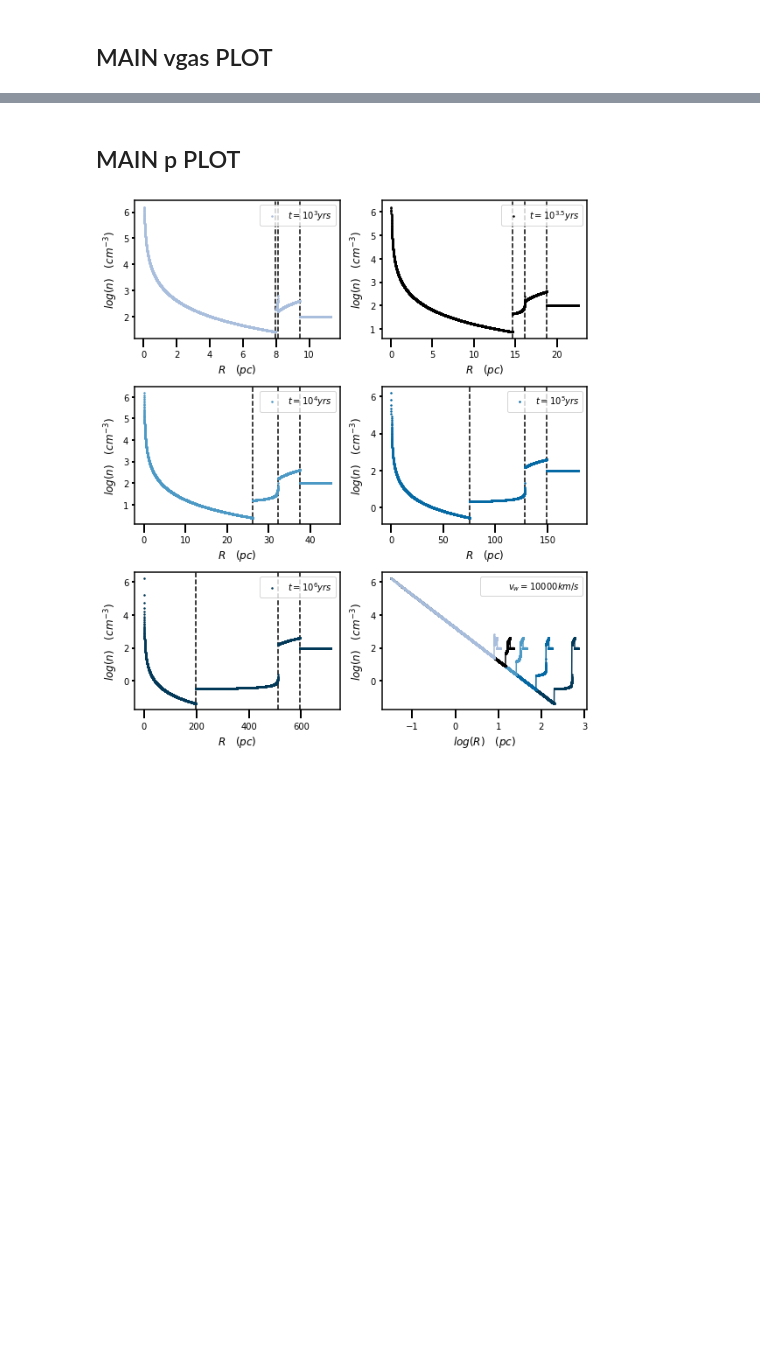
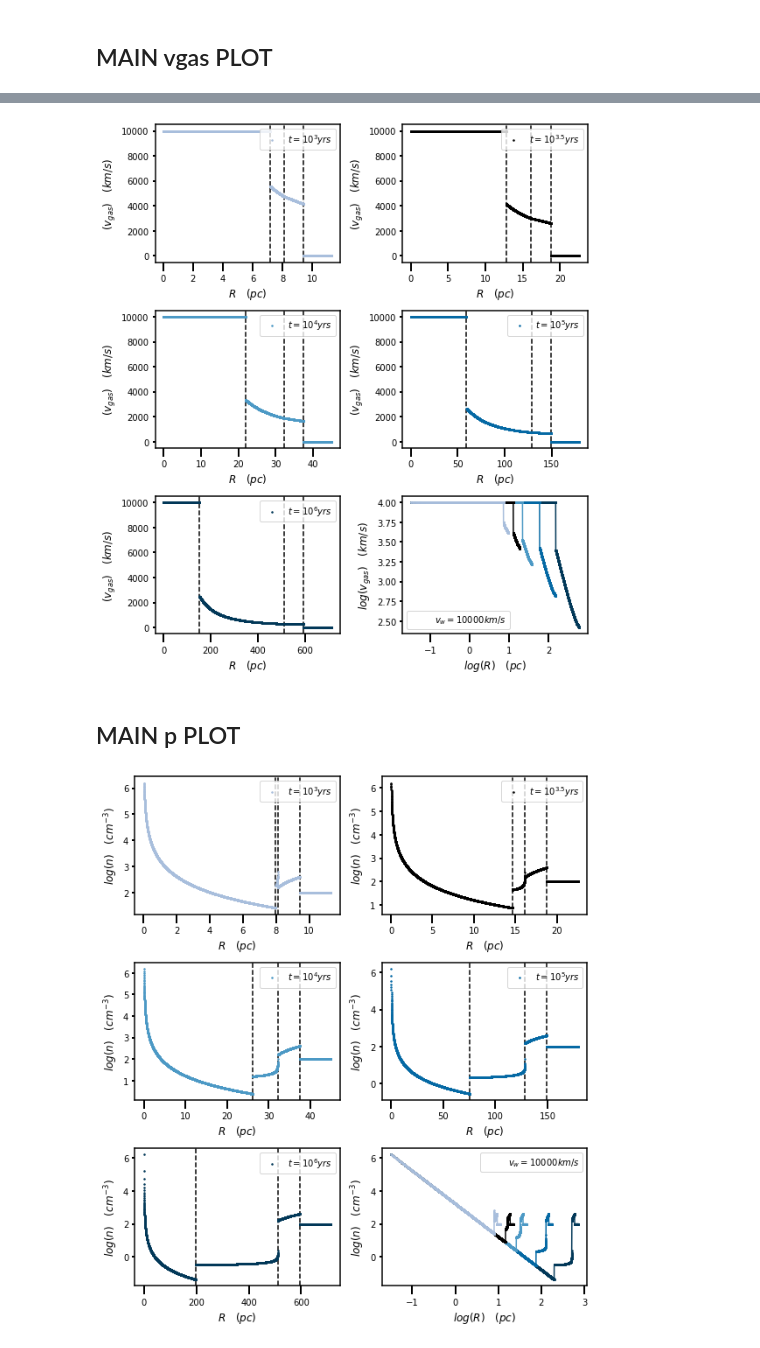
Before and after one commit to cjmulholl/Vary_InitalParam, a Jupyter notebook: ShockedISM_ParamTests-Koo1992.ipynb, the cells around one changed output, grey strips where cells are left out. Saved outputs shown, nothing was run; the diff lists cells and outputs as text; code cells hidden in the pictures; blank space fills up the shorter version.

```diff
--- a/ShockedISM_ParamTests.ipynb
+++ b/ShockedISM_ParamTests-Koo1992.ipynb
@@ -579,3 +607,75 @@ plt.show()
+# %%
+#---Plot log(vgas) vs R for different timesteps
+
+fig, axes = plt.subplots(nrows=3, ncols=2, figsize=(8, 9))
+#---t=10^3yr
+axes[0,0].axvline(x=R1_Koo_t1[0],color='black',linestyle="--")
+axes[0,0].axvline(x=Rc_t1[0],color='black',linestyle="--")
+axes[0,0].axvline(x=R2_t1[0],color='black',linestyle="--")
+axes[0,0].plot((r_t1[1]),(vg_t1[1]),c=cmap.to_rgba(8),linestyle="",marker='.',markersize=3,label=r'$t=10^{3} yrs$')
+#axes[0,0].set_ylim(2.4,4.4)
+#axes[0,0].set_xlim(0,15)
+axes[0,0].set_ylabel(r'$(v_{gas}) \quad (km/s)$', fontsize=12)
+axes[0,0].set_xlabel(r'$R \quad (pc)$', fontsize=12)
+axes[0,0].legend(loc='upper right')
+#---t=10^3.5yr
+axes[0,1].axvline(x=R1_Koo_t1[4],color='black',linestyle="--")
+axes[0,1].axvline(x=Rc_t1[4],color='black',linestyle="--")
+axes[0,1].axvline(x=R2_t1[4],color='black',linestyle="--")
+axes[0,1].plot((r_t1[5]),(vg_t1[5]),color='black',linestyle="",marker='.',markersize=3,label=r'$t=10^{3.5} yrs$')
+#axes[0,1].set_ylim(2.4,4.4)
+#axes[0,1].set_xlim(0,30)
+axes[0,1].set_ylabel(r'$(v_{gas}) \quad (km/s)$', fontsize=12)
+axes[0,1].set_xlabel(r'$R \quad (pc)$', fontsize=12)
+axes[0,1].legend(loc='upper right')
+#---t=10^4yr
+axes[1,0].axvline(x=R1_Koo_t1[1],color='black',linestyle="--")
+axes[1,0].axvline(x=Rc_t1[1],color='black',linestyle="--")
+axes[1,0].axvline(x=R2_t1[1],color='black',linestyle="--")
+axes[1,0].plot((r_t1[2]),(vg_t1[2]),c=cmap.to_rgba(12),linestyle="",marker='.',markersize=3,label=r'$t=10^{4} yrs$')
+#axes[1,0].set_ylim(2.4,4.4)
+#axes[1,0].set_xlim(0,60)
+axes[1,0].set_ylabel(r'$(v_{gas}) \quad (km/s)$', fontsize=12)
+axes[1,0].set_xlabel(r'$R \quad (pc)$', fontsize=12)
+axes[1,0].legend(loc='upper right')
+#---t=10^5yr
+axes[1,1].axvline(x=R1_Koo_t1[2],color='black',linestyle="--")
+axes[1,1].axvline(x=Rc_t1[2],color='black',linestyle="--")
+axes[1,1].axvline(x=R2_t1[2],color='black',linestyle="--")
+axes[1,1].plot((r_t1[3]),(vg_t1[3]),c=cmap.to_rgba(16),linestyle="",marker='.',markersize=3,label=r'$t=10^{5} yrs$')
+#axes[1,1].set_ylim(2.4,4.4)
+#axes[1,1].set_xlim(0,250)
+axes[1,1].set_ylabel(r'$(v_{gas}) \quad (km/s)$', fontsize=12)
+axes[1,1].set_xlabel(r'$R \quad (pc)$', fontsize=12)
+axes[1,1].legend(loc='upper right')
+#---t=10^6yr
+axes[2,0].axvline(x=R1_Koo_t1[3],color='black',linestyle="--")
+axes[2,0].axvline(x=Rc_t1[3],color='black',linestyle="--")
+axes[2,0].axvline(x=R2_t1[3],color='black',linestyle="--")
+axes[2,0].plot((r_t1[4]),(vg_t1[4]),c=cmap.to_rgba(20),linestyle="",marker='.',markersize=3,label=r'$t=10^{6} yrs$')
+#axes[2,0].set_ylim(2.4,4.4)
+#axes[2,0].set_xlim(0,1000)
+axes[2,0].set_ylabel(r'$(v_{gas}) \quad (km/s)$', fontsize=12)
+axes[2,0].set_xlabel(r'$R \quad (pc)$', fontsize=12)
+axes[2,0].legend(loc='upper right')
+#---all t
+plt.plot([], [], ' ', label=r'$v_w=10000km/s$')
+axes[2,1].plot(np.log10(r_t1[4]),np.log10(vg_t1[4]),c=cmap.to_rgba(20),linestyle="-",marker='.',markersize=3)#,label=r'$t=10^{6} yrs$')
+axes[2,1].plot(np.log10(r_t1[3]),np.log10(vg_t1[3]),c=cmap.to_rgba(16),linestyle="-",marker='.',markersize=3)#,label=r'$t=10^{5} yrs$')
+axes[2,1].plot(np.log10(r_t1[2]),np.log10(vg_t1[2]),c=cmap.to_rgba(12),linestyle="-",marker='.',markersize=3)#,label=r'$t=10^{4} yrs$')
+axes[2,1].plot(np.log10(r_t1[5]),np.log10(vg_t1[5]),color='black',linestyle="-",marker='.',markersize=3)#,label=r'$t=10^{3.5} yrs$')
+axes[2,1].plot(np.log10(r_t1[1]),np.log10(vg_t1[1]),c=cmap.to_rgba(8),linestyle="-",marker='.',markersize=3)#,label=r'$t=10^{3} yrs$')
+#axes[2,1].set_ylim(2.4,4.4)
+#axes[2,1].set_xlim(0,3)
+axes[2,1].set_ylabel(r'$log(v_{gas}) \quad (km/s)$', fontsize=12)
+axes[2,1].set_xlabel(r'$log(R) \quad (pc)$', fontsize=12)
+axes[2,1].legend(loc='lower left')
+
+plt.tight_layout()
+#plt.savefig('vw10000/ShockBubble_logvgasVSr_all2_vw10000.png',bbox_inches='tight')
+plt.show()
+# %% [output]
+[figure, added]
 # %% [markdown]
 ## MAIN p PLOT
 # %%
```
Also changed, not shown: parts of 4 cells of this notebook, 12 other files.
